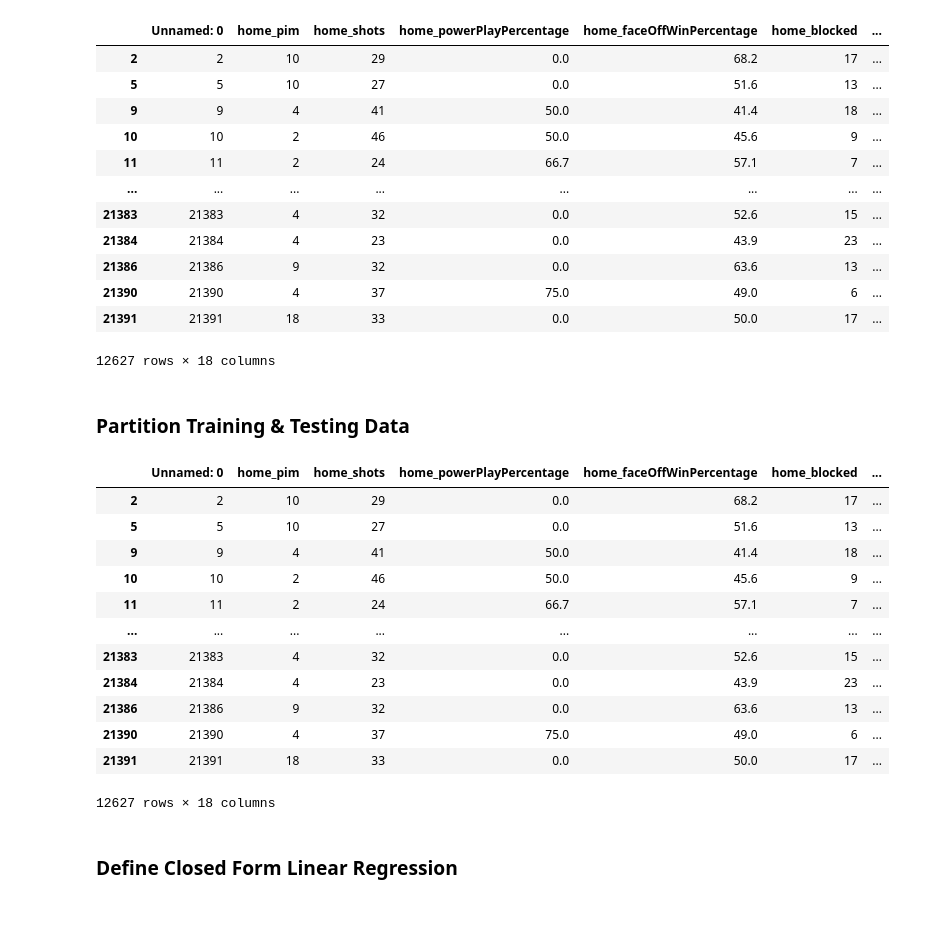
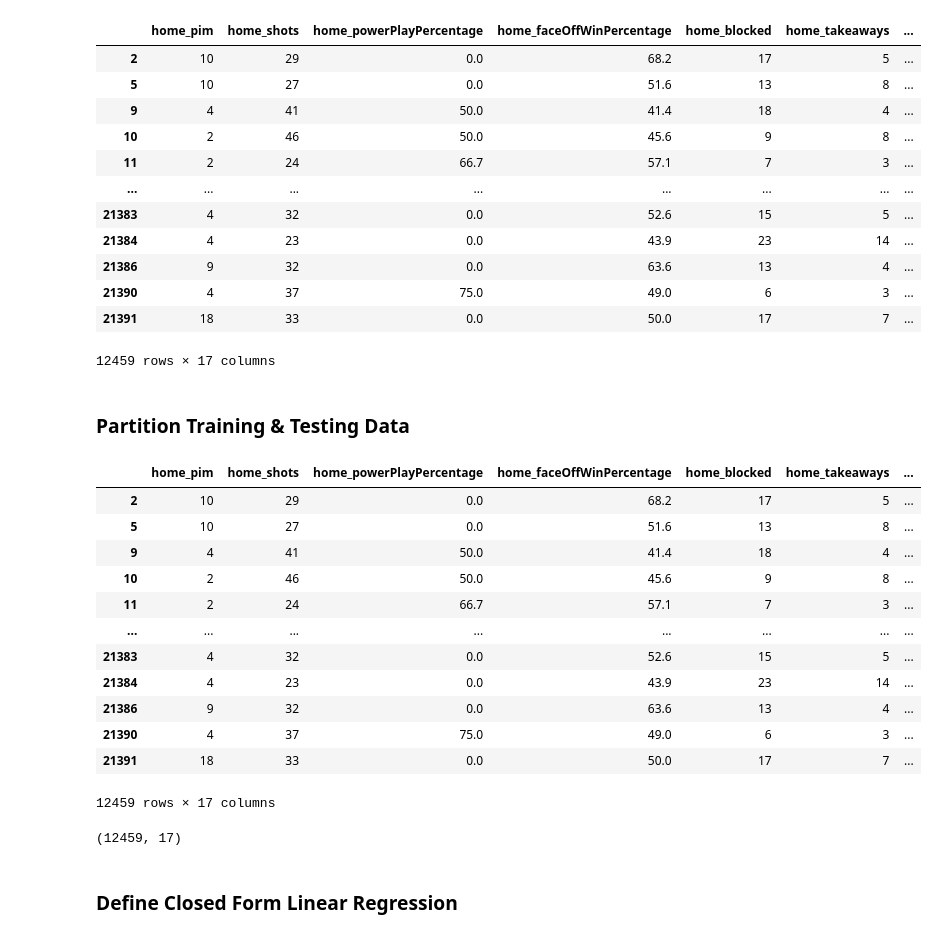
Before and after one commit to oscj/nhl-fts-prediction, a Jupyter notebook: expl/closed_form_lr.ipynb, the cells around one changed output. Cells and saved outputs as stored; diff of their text form; code cells hidden in the pictures.

```diff
--- a/expl/closed_form_lr.ipynb
+++ b/expl/closed_form_lr.ipynb
@@ -7,32 +7,33 @@ import math
 # %%
 game_stats = pd.read_csv('../csv/game_stats.csv')
 game_stats["totalGoals"] = game_stats["home_goals"] + game_stats["away_goals"]
 game_stats = game_stats[game_stats["totalGoals"] < 10]  # remove outliers 99% of games will be kept
+del game_stats["Unnamed: 0"]
 del game_stats["home_goals"]
 del game_stats["away_goals"]
 del game_stats["home_powerPlayGoals"]
 del game_stats["away_powerPlayGoals"]
 del game_stats["home_powerPlayOpportunities"]
 del game_stats["away_powerPlayOpportunities"]
 
 game_stats = game_stats.drop_duplicates()
 game_stats = game_stats.dropna()
 
 game_stats
 # %% [output]
-|  | Unnamed: 0 | home_pim | home_shots | home_powerPlayPercentage | home_faceOffWinPercentage | home_blocked | ... |
-| 2 | 2 | 10 | 29 | 0.0 | 68.2 | 17 | ... |
-| 5 | 5 | 10 | 27 | 0.0 | 51.6 | 13 | ... |
-| 9 | 9 | 4 | 41 | 50.0 | 41.4 | 18 | ... |
-| 10 | 10 | 2 | 46 | 50.0 | 45.6 | 9 | ... |
-| 11 | 11 | 2 | 24 | 66.7 | 57.1 | 7 | ... |
+|  | home_pim | home_shots | home_powerPlayPercentage | home_faceOffWinPercentage | home_blocked | home_takeaways | ... |
+| 2 | 10 | 29 | 0.0 | 68.2 | 17 | 5 | ... |
+| 5 | 10 | 27 | 0.0 | 51.6 | 13 | 8 | ... |
+| 9 | 4 | 41 | 50.0 | 41.4 | 18 | 4 | ... |
+| 10 | 2 | 46 | 50.0 | 45.6 | 9 | 8 | ... |
+| 11 | 2 | 24 | 66.7 | 57.1 | 7 | 3 | ... |
 | ... | ... | ... | ... | ... | ... | ... | ... |
-| 21383 | 21383 | 4 | 32 | 0.0 | 52.6 | 15 | ... |
-| 21384 | 21384 | 4 | 23 | 0.0 | 43.9 | 23 | ... |
-| 21386 | 21386 | 9 | 32 | 0.0 | 63.6 | 13 | ... |
-| 21390 | 21390 | 4 | 37 | 75.0 | 49.0 | 6 | ... |
-| 21391 | 21391 | 18 | 33 | 0.0 | 50.0 | 17 | ... |
+| 21383 | 4 | 32 | 0.0 | 52.6 | 15 | 5 | ... |
+| 21384 | 4 | 23 | 0.0 | 43.9 | 23 | 14 | ... |
+| 21386 | 9 | 32 | 0.0 | 63.6 | 13 | 4 | ... |
+| 21390 | 4 | 37 | 75.0 | 49.0 | 6 | 3 | ... |
+| 21391 | 18 | 33 | 0.0 | 50.0 | 17 | 7 | ... |
-12627 rows × 18 columns
+12459 rows × 17 columns
 # %% [markdown]
 ### Partition Training & Testing Data
 # %%
@@ -44,38 +45,47 @@ originalGoals = game_stats["totalGoals"]
 # z = (x-mean)/std
 # x = (z*std)+mean
 
-# original_mean = game_stats.mean()
-# original_std = game_stats.std()
+original_mean = game_stats.mean()
+original_std = game_stats.std()
 
 # game_stats_normalized =(game_stats-original_mean)/original_std
 # game_stats = game_stats_normalized
 # game_stats["totalGoals"] = originalGoals
 
 features = np.array(game_stats.loc[:, game_stats.columns != 'totalGoals'],  dtype='float32')
+
+# add bias column to features
+features = np.insert(features, 0, 1, axis=1)
+
+
 targets = np.array(game_stats['totalGoals'], dtype='float32')
 
 
-x_train = features[:int(features.shape[0] * 0.8)]
-t_train = targets[:int(targets.shape[0] * 0.8)]
+x_train = features[:int(features.shape[0] * 0.9)]
+t_train = targets[:int(targets.shape[0] * 0.9)]
 
-x_test = features[int(features.shape[0] * 0.8):]
-t_test = targets[int(targets.shape[0] * 0.8):]
+x_test = features[int(features.shape[0] * 0.9):]
+t_test = targets[int(targets.shape[0] * 0.9):]
 
 game_stats
 # %% [output]
-|  | Unnamed: 0 | home_pim | home_shots | home_powerPlayPercentage | home_faceOffWinPercentage | home_blocked | ... |
-| 2 | 2 | 10 | 29 | 0.0 | 68.2 | 17 | ... |
-| 5 | 5 | 10 | 27 | 0.0 | 51.6 | 13 | ... |
-| 9 | 9 | 4 | 41 | 50.0 | 41.4 | 18 | ... |
-| 10 | 10 | 2 | 46 | 50.0 | 45.6 | 9 | ... |
-| 11 | 11 | 2 | 24 | 66.7 | 57.1 | 7 | ... |
+|  | home_pim | home_shots | home_powerPlayPercentage | home_faceOffWinPercentage | home_blocked | home_takeaways | ... |
+| 2 | 10 | 29 | 0.0 | 68.2 | 17 | 5 | ... |
+| 5 | 10 | 27 | 0.0 | 51.6 | 13 | 8 | ... |
+| 9 | 4 | 41 | 50.0 | 41.4 | 18 | 4 | ... |
+| 10 | 2 | 46 | 50.0 | 45.6 | 9 | 8 | ... |
+| 11 | 2 | 24 | 66.7 | 57.1 | 7 | 3 | ... |
 | ... | ... | ... | ... | ... | ... | ... | ... |
-| 21383 | 21383 | 4 | 32 | 0.0 | 52.6 | 15 | ... |
-| 21384 | 21384 | 4 | 23 | 0.0 | 43.9 | 23 | ... |
-| 21386 | 21386 | 9 | 32 | 0.0 | 63.6 | 13 | ... |
-| 21390 | 21390 | 4 | 37 | 75.0 | 49.0 | 6 | ... |
-| 21391 | 21391 | 18 | 33 | 0.0 | 50.0 | 17 | ... |
+| 21383 | 4 | 32 | 0.0 | 52.6 | 15 | 5 | ... |
+| 21384 | 4 | 23 | 0.0 | 43.9 | 23 | 14 | ... |
+| 21386 | 9 | 32 | 0.0 | 63.6 | 13 | 4 | ... |
+| 21390 | 4 | 37 | 75.0 | 49.0 | 6 | 3 | ... |
+| 21391 | 18 | 33 | 0.0 | 50.0 | 17 | 7 | ... |
-12627 rows × 18 columns
+12459 rows × 17 columns
+# %%
+features.shape
+# %% [output]
+(12459, 17)
 # %% [markdown]
 ### Define Closed Form Linear Regression
 # %%
```
Also changed, not shown: parts of 16 cells of this notebook, 25 other files.
